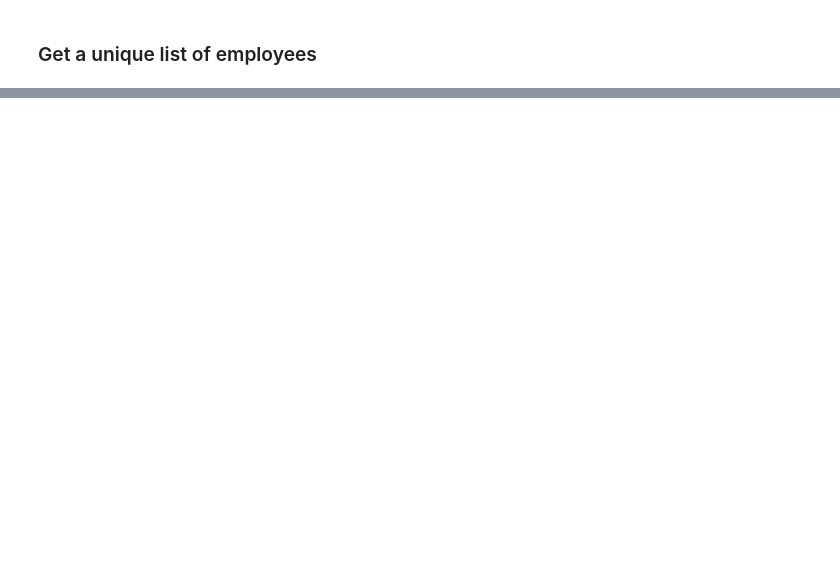
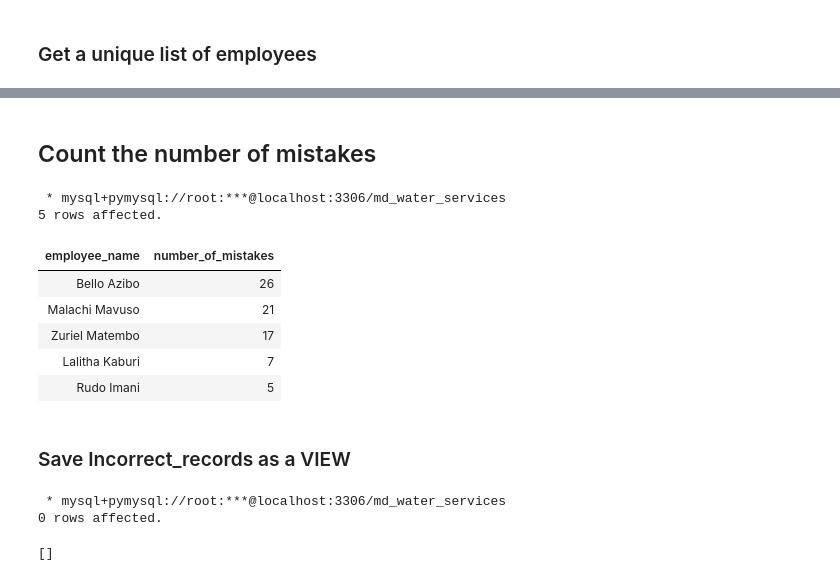
Before and after one commit to hendrybones/Water-distribution-project-, a Jupyter notebook: Water project part 3.ipynb, the cells around one changed output, grey strips where cells are left out. Saved outputs shown, nothing was run; the diff lists cells and outputs as text; code cells hidden in the pictures; blank space fills up the shorter version.

```diff
--- a/Water project part 3.ipynb
+++ b/Water project part 3.ipynb
@@ -343,0 +332,67 @@ FROM Incorrect_records;]
+# %% [markdown]
+## Count the number of mistakes
+# %%
+%%sql
+WITH Incorrect_records AS (
+    SELECT
+        auditor_report.location_id,
+        visits.record_id,
+        emp.employee_name,
+        auditor_report.true_water_source_score AS auditor_score,
+        wq.subjective_quality_score AS surveyor_score,
+        auditor_report.statements
+    FROM auditor_report
+    JOIN visits
+        ON auditor_report.location_id = visits.location_id
+    JOIN water_quality wq
+        ON visits.record_id = wq.record_id
+    JOIN employee emp
+        ON emp.assigned_employee_id = visits.assigned_employee_id
+    WHERE visits.visit_count = 1
+      AND auditor_report.true_water_source_score != wq.subjective_quality_score
+),
+error_count AS (
+    SELECT
+        employee_name,
+        COUNT(*) AS number_of_mistakes
+    FROM Incorrect_records
+    GROUP BY employee_name
+)
+SELECT *
+FROM error_count
+ORDER BY number_of_mistakes DESC
+LIMIT 5;
+# %% [output]
+ * mysql+pymysql://root:***@localhost:3306/md_water_services
+5 rows affected.
+| employee_name | number_of_mistakes |
+| Bello Azibo | 26 |
+| Malachi Mavuso | 21 |
+| Zuriel Matembo | 17 |
+| Lalitha Kaburi | 7 |
+| Rudo Imani | 5 |
+# %% [markdown]
+### Save Incorrect_records as a VIEW
+# %%
+%%sql
+CREATE OR REPLACE VIEW Incorrect_records AS
+SELECT
+    auditor_report.location_id,
+    visits.record_id,
+    emp.employee_name,
+    auditor_report.true_water_source_score AS auditor_score,
+    wq.subjective_quality_score AS surveyor_score,
+    auditor_report.statements
+FROM auditor_report
+JOIN visits
+    ON auditor_report.location_id = visits.location_id
+JOIN water_quality wq
+    ON visits.record_id = wq.record_id
+JOIN employee emp
+    ON emp.assigned_employee_id = visits.assigned_employee_id
+WHERE visits.visit_count = 1
+  AND auditor_report.true_water_source_score != wq.subjective_quality_score;
+# %% [output]
+ * mysql+pymysql://root:***@localhost:3306/md_water_services
+0 rows affected.
+[]
```
Also changed, not shown: parts of 18 cells of this notebook.
